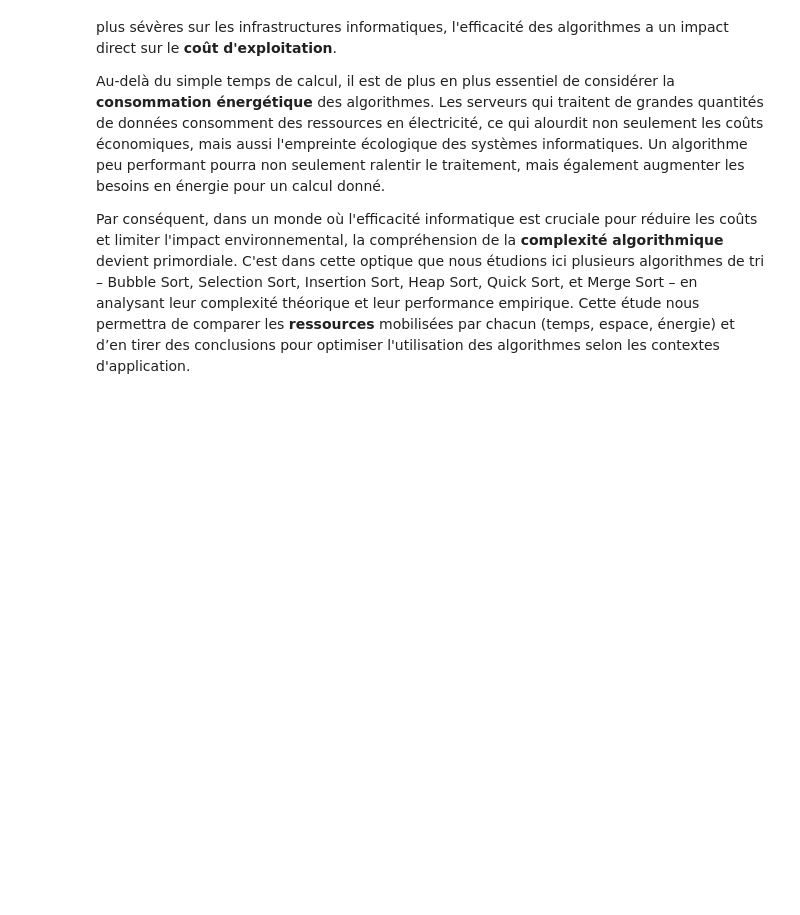
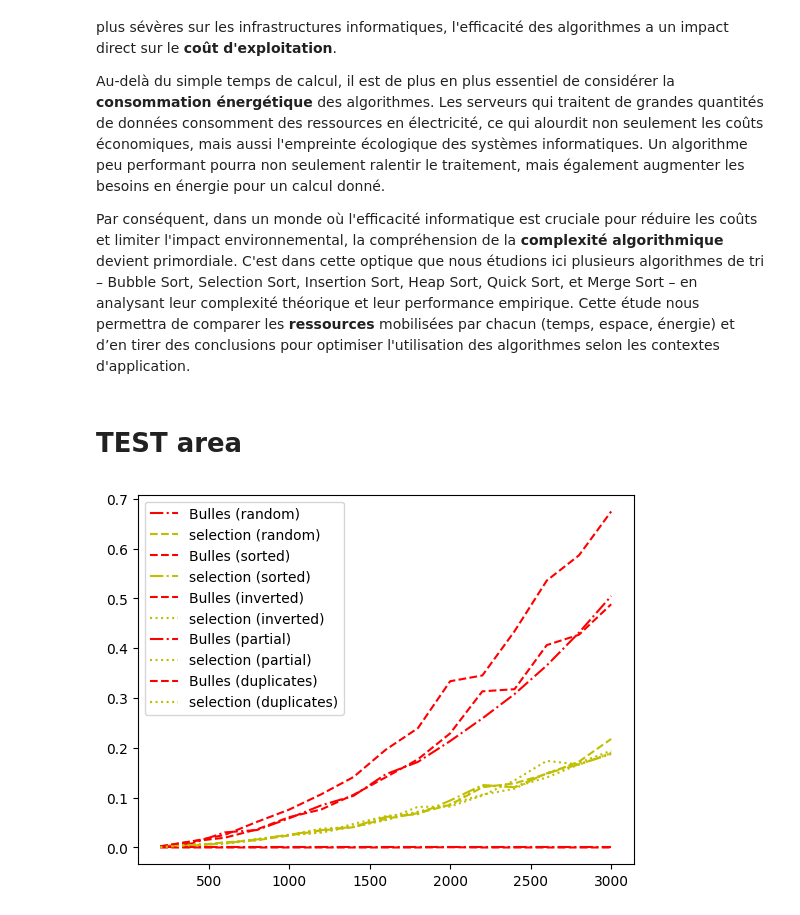
Before and after one commit to Nikoala4/IT4A, a Jupyter notebook: IT4A_Complexity_Project.ipynb, the cells around one changed output. Drawn from its saved outputs; the diff is of its cells as text; code cells hidden in the pictures; blank space fills up the shorter version.

Commit message:
concurrence tri

```diff
--- a/IT4A_Complexity_Project.ipynb
+++ b/IT4A_Complexity_Project.ipynb
@@ -256,6 +256,43 @@ def executerTri(fct_tri, color, nom, nlist=15, nval=200, surplace=True):
     plt.legend()
     plt.show()
 
+# fonction mettant en concurrence une liste de fonctions de tri, pour un type de données (tableau random, trié, inversé, partiellement trié, avec doublons)
+def executerTriConcurrence(liste_fct_tri, liste_noms, liste_couleurs=['r', 'y', 'g', 'b', 'p','v'], nlist=15, nval=200, surplace=True, liste=['random', 'sorted', 'inverted', 'partial', 'duplicates']):
+    axis, listDataRandom, listDataSorted, listDataInvertedSorted, listDataPartiallySorted, listDataWithDuplicates = create_data(nlist, nval)
+
+    # Stockage des résultats pour les nouveaux cas
+    toplot = {case: [[] for _ in range(len(liste_fct_tri))] for case in liste}
+
+    # Duplication des données pour préserver les listes originales
+    dataTest = {
+        'random': copy.deepcopy(listDataRandom),
+        'sorted': copy.deepcopy(listDataSorted),
+        'inverted': copy.deepcopy(listDataInvertedSorted),
+        'partial': copy.deepcopy(listDataPartiallySorted),
+        'duplicates': copy.deepcopy(listDataWithDuplicates)
+    }
+    liste_symboles = ['-', '--', ':', '-.', '-']
+
+    # Boucle sur les tailles d'axes
+    for i in range(len(axis)):
+        # Mesure des temps pour chaque cas
+        for case in liste:
+            for j in range(len(liste_fct_tri)):
+                time1 = time.time()
+                if surplace:
+                    liste_fct_tri[j](dataTest[case][i])
+                else:
+                    dataTest[case][i] = liste_fct_tri[j](dataTest[case][i])
+                time2 = time.time()
+                toplot[case][j].append(time2 - time1)
+
+    # Tracé des résultats pour chaque type de données
+    for case in liste:
+        for i in range(len(liste_fct_tri)):
+            plt.plot(axis, toplot[case][i], liste_symboles[i] + liste_couleurs[i], label=liste_noms[i] + ' (' + case + ')')
+    plt.legend()
+    plt.show()
+
 """
 def executerTri(fct_tri, color, nom, nlist=15, nval=200, surplace=True):
     axis, listDataRandom, listDataSorted, listDataInvertedSorted = create_data(nlist, nval)
@@ -783,3 +820,9 @@ Le temps de calcul, souvent exprimé en fonction de la taille des données \(n\)
 Au-delà du simple temps de calcul, il est de plus en plus essentiel de considérer la **consommation énergétique** des algorithmes. Les serveurs qui traitent de grandes quantités de données consomment des ressources en électricité, ce qui alourdit non seulement les coûts économiques, mais aussi l'empreinte écologique des systèmes informatiques. Un algorithme peu performant pourra non seulement ralentir le traitement, mais également augmenter les besoins en énergie pour un calcul donné.
 
 Par conséquent, dans un monde où l'efficacité informatique est cruciale pour réduire les coûts et limiter l'impact environnemental, la compréhension de la **complexité algorithmique** devient primordiale. C'est dans cette optique que nous étudions ici plusieurs algorithmes de tri – Bubble Sort, Selection Sort, Insertion Sort, Heap Sort, Quick Sort, et Merge Sort – en analysant leur complexité théorique et leur performance empirique. Cette étude nous permettra de comparer les **ressources** mobilisées par chacun (temps, espace, énergie) et d’en tirer des conclusions pour optimiser l'utilisation des algorithmes selon les contextes d'application.
+# %% [markdown]
+# TEST area
+# %%
+executerTriConcurrence([bubble_sort, selection_sort], ['Bulles','selection'], ['r', 'y', 'g', 'b'], nlist=15, nval=200)
+# %% [output]
+[figure, added]
```
Also changed, not shown: parts of 1 cell of this notebook.
